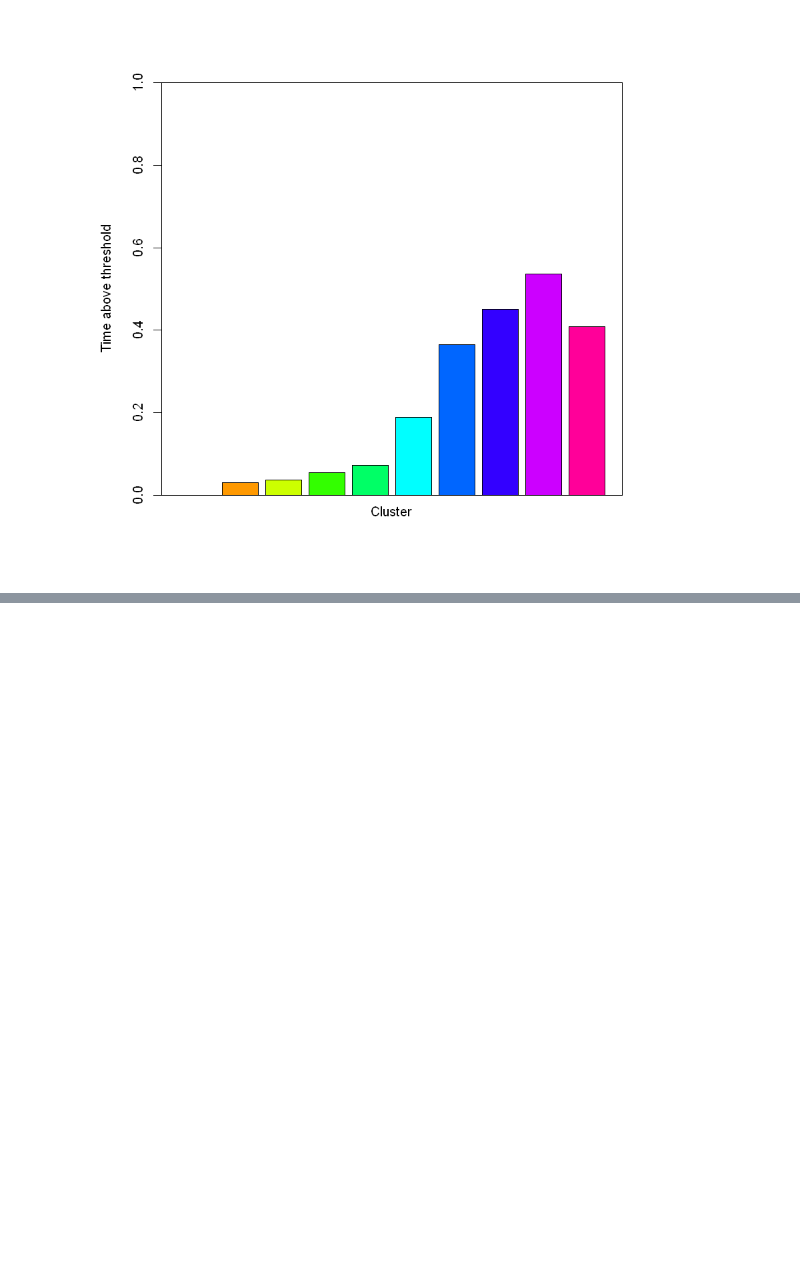
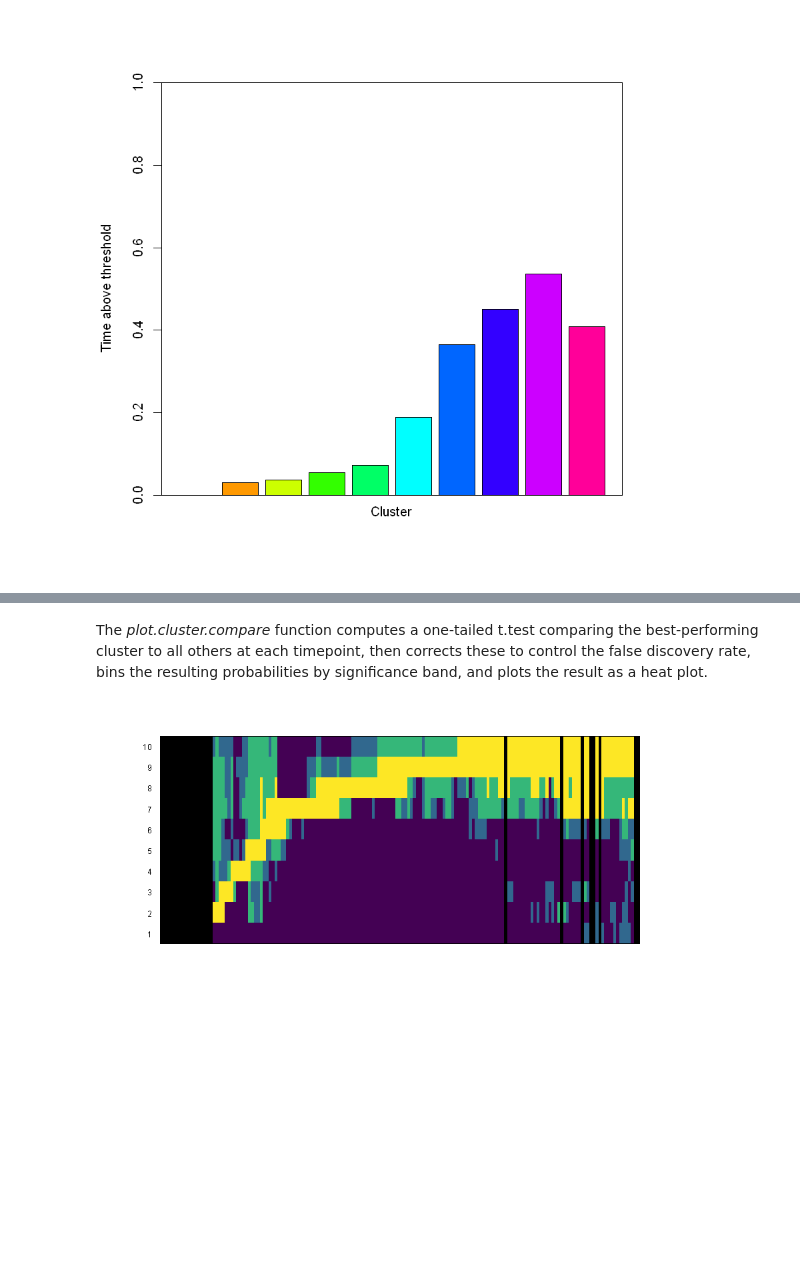
Before and after one commit to ttrogers/DecodingDynamic, a Jupyter notebook: ECoG/ECoG decoding analysis.ipynb, the cells around one changed output, grey strips where cells are left out. Cells and saved outputs as stored; diff of their text form; code cells hidden in the pictures; blank space fills up the shorter version.

Commit message:
Updates for eLife revision
New scripts, data, and notebooks for eLife revision

```diff
--- a/ECoG/ECoG decoding analysis.ipynb
+++ b/ECoG/ECoG decoding analysis.ipynb
@@ -35,6 +36,9 @@ These functions are used to generate the plots in the paper.
 get.clust <- dget("get_clust.r") #Clusters data
 plot.clacc <- dget("plot_clacc.r")  #Plots mean accuracy for each cluster of models
 plot.cbars <- dget("plot_cbars.r")  #Plot amount of time each cluster of models performs above chance
+plot.clust.compare <- dget("plot_cluster_compare.r") #Contrast fit of clusters
+plot.coef.var <- dget("plot_coef_var.r") #Compute and plot var of coefficient change
+plot.window.widen <- dget("plot_window_widen.r") #Compute width of generalization window for each decoder
 # %% [markdown]
 ## Read decoding data
 # %% [markdown]
@@ -56,6 +60,18 @@ for(i1 in c(1:nsjs)){
 accmean <- acclist[[1]] #initialize this with first subject's of data
 for(i1 in c(2:nsjs)) accmean <- accmean + acclist[[i1]] #Add each subject's data
 accmean <- accmean/nsjs #Divide by number of participants
+# %%
+f <- list.files(path = "./Data/SjDecodeAcc/") #Get filenames
+f <- paste("./Data/SjDecodeAcc/", f, sep="")  #Append path
+nsjs <- length(f) #number of subjects
+
+acc.all <- array(0, dim = c(163,164,nsjs)) #Initialize data array
+
+#Read sj data into array
+for(i in c(1:nsjs)) acc.all[,,i] <- as.matrix(read.csv(f[i], header = F))
+
+#Compute mean accuracy across subjects
+accmean <- apply(acc.all, c(1,2), mean)
 # %% [markdown]
 ## Generate plots
 # %% [markdown]
@@ -78,0 +99,16 @@ plot.cbars(accmean)
+# %%
+tclust <- get.clust(accmean, 10, dmeth = "cos") #Cluster timepoints as in line [19] above
+
+#Initialize array to contain mean accuracy of each cluster at each timepoint in each subject
+clustacc.by.sj <- array(0, dim = c(10,164,8))
+
+#Compute mean accuracy for each cluster of timepoints in each subject
+for (i in c(1:10)) clustacc.by.sj[i,,] <- apply(acc.all[tclust==i,,], c(2,3), mean)
+# %% [markdown]
+The _plot.cluster.compare_ function computes a one-tailed t.test comparing the best-performing cluster to all others at each timepoint, then corrects these to control the false discovery rate, bins the resulting probabilities by significance band, and plots the result as a heat plot.
+# %%
+plot.clust.compare <- dget("plot_cluster_compare.r") #Contrast fit of clusters
+par(mar = c(20,4,2,1))
+tmp <- plot.clust.compare(tmp = clustacc.by.sj, thresh = 0.005, aa = acc.all)
+# %% [output]
+[figure, added]
```
Also changed, not shown: parts of 26 cells of this notebook, 4 other files.
